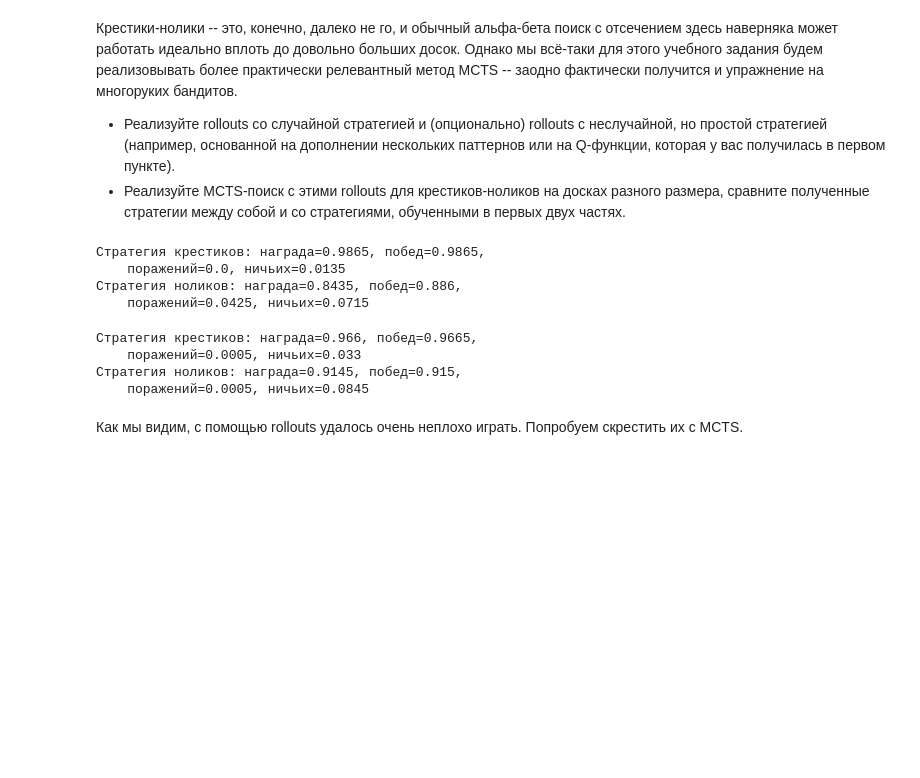
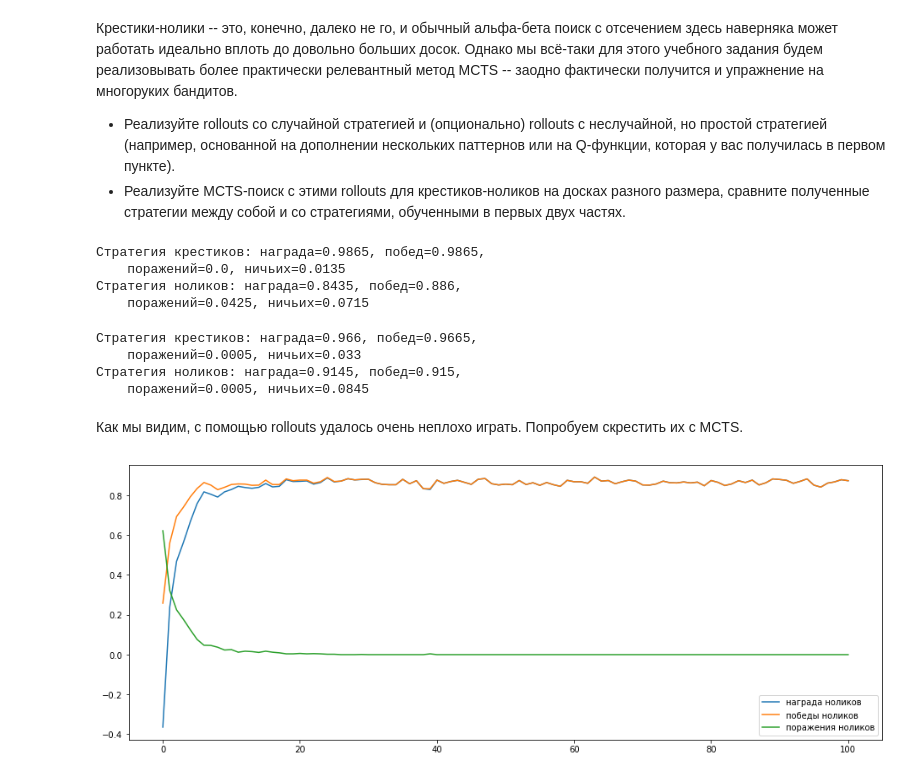
Before and after one commit to x-sile/MADE_RL, a Jupyter notebook: hw2/TicTacToe.ipynb, the cells around one changed output. Drawn from its saved outputs; the diff is of its cells as text; code cells hidden in the pictures; blank space fills up the shorter version.

```diff
--- a/hw2/TicTacToe.ipynb
+++ b/hw2/TicTacToe.ipynb
@@ -946,6 +946,16 @@ def evaluate_reward_by_mcts(tree, n_episodes_train=30000, n_episodes_eval=100, e
         tree.train_episode()
     return np.array(rewards), np.array(wins), np.array(losses), np.array(draws), tree
 # %%
-tree33 = MCTS(env33)
+tree33_noughts = MCTS(env33, player=-1)
 
-rewards33, wins, losses, draws, tree33 = evaluate_reward_by_mcts(tree33)
+rewards33, wins, losses, draws, tree33_noughts = evaluate_reward_by_mcts(
+    tree33_noughts, n_episodes_train=50000, n_episodes_eval=1000, eval_every=500)
+# %%
+n = 1000
+plt.figure(figsize=(16, 6))
+plt.plot(rewards33[:, 1], label='награда ноликов')
+plt.plot(wins[:, 1] / n, label='победы ноликов')
+plt.plot(losses[:, 1] / n, label='поражения ноликов')
+plt.legend();
+# %% [output]
+[figure, added]
```
Also changed, not shown: parts of 12 cells of this notebook.
